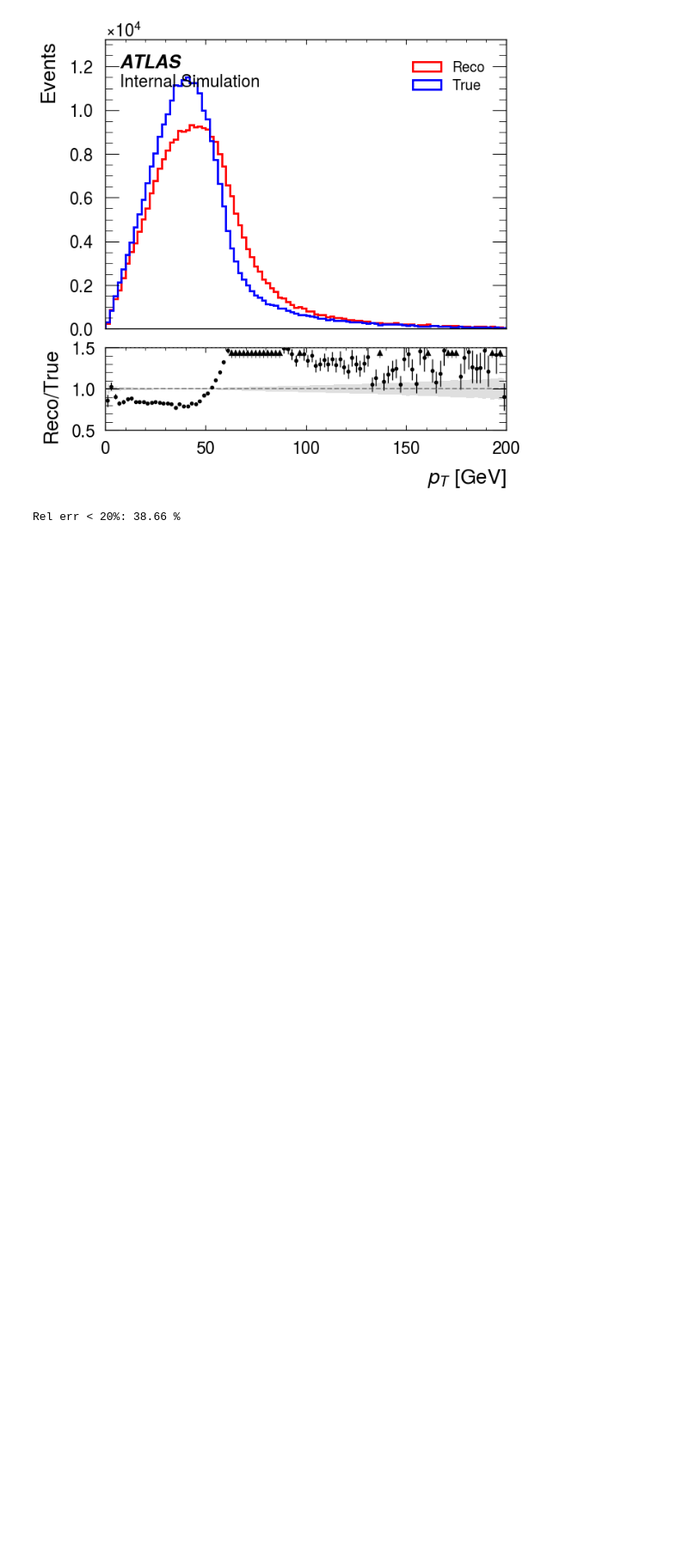
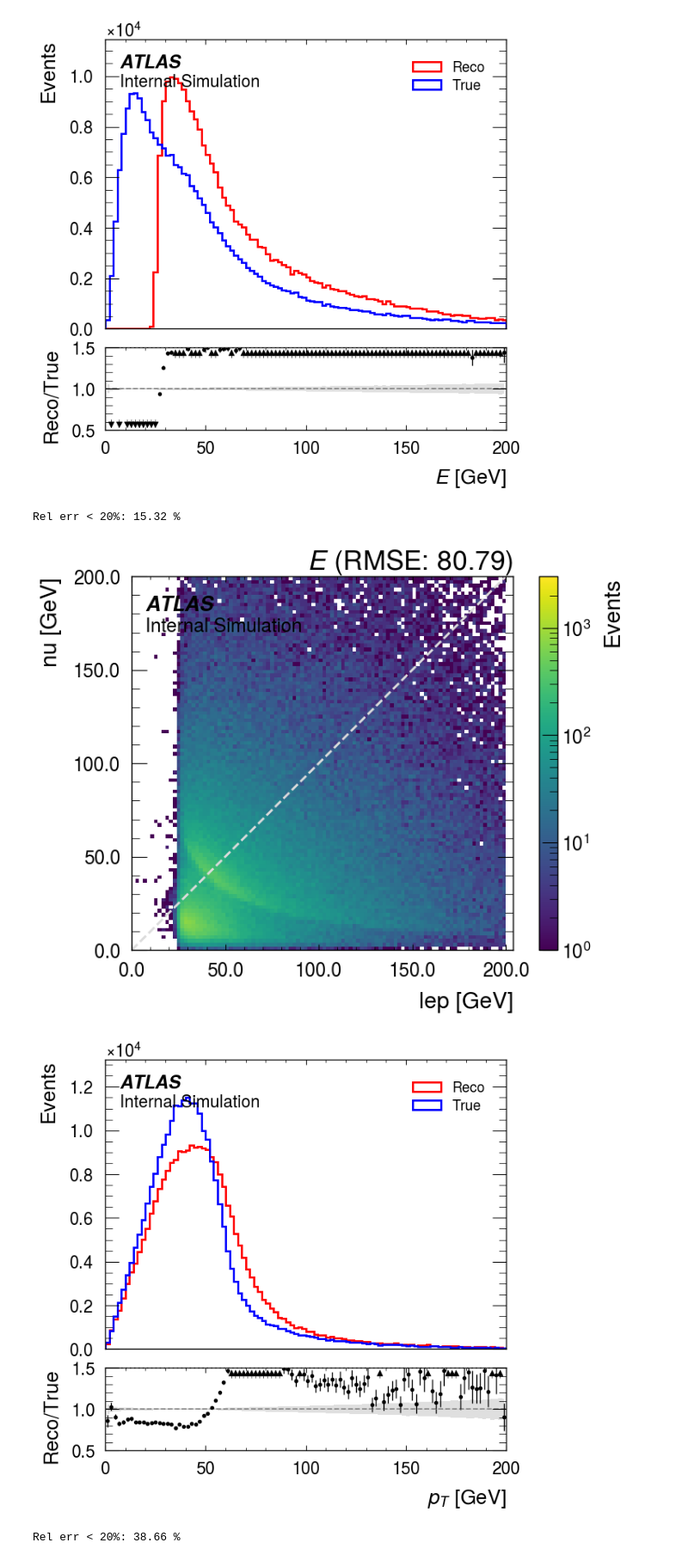
Before and after one commit to yygarypeng/ww-pcres, a Jupyter notebook: notebooks/data_inspection.ipynb, the cells around one changed output. Shown at 86% size. Cells and saved outputs as stored; diff of their text form; code cells hidden in the pictures; blank space fills up the shorter version.

```diff
--- a/notebooks/data_inspection.ipynb
+++ b/notebooks/data_inspection.ipynb
@@ -39,3 +43,10 @@ reco_met_pt = reco_met["pt"]
 reco_met_phi = reco_met["phi"]
 reco_met_px = reco_met["px"]
 reco_met_py = reco_met["py"]
+# %%
+true_pos_lep = data["truth_pos_lep"]
+true_pos_lep_pt = true_pos_lep["pt"]
+true_pos_lep_energy = true_pos_lep["energy"]
+true_neg_lep = data["truth_neg_lep"]
+true_neg_lep_pt = true_neg_lep["pt"]
+true_neg_lep_energy = true_neg_lep["energy"]
@@ -41,0 +60,7 @@ reco_met_py = reco_met["py"]
+# %%
+plot_1d_hist(true_neg_lep_energy, true_anti_nu_energy, r"$E$", ratio_text="Reco/True", bins_edges=np.linspace(0, 200, 101))
+plot_2d_hist(true_neg_lep_energy, true_anti_nu_energy, r"$E$", xlabel="lep", ylabel="nu", bins_edges=np.linspace(0, 200, 101), log=True, vmax=3000)
+# %% [output]
+[figure, added]
+Rel err < 20%: 15.32 %
+[figure, added]
```
Also changed, not shown: parts of 4 cells of this notebook, 15 other files.
